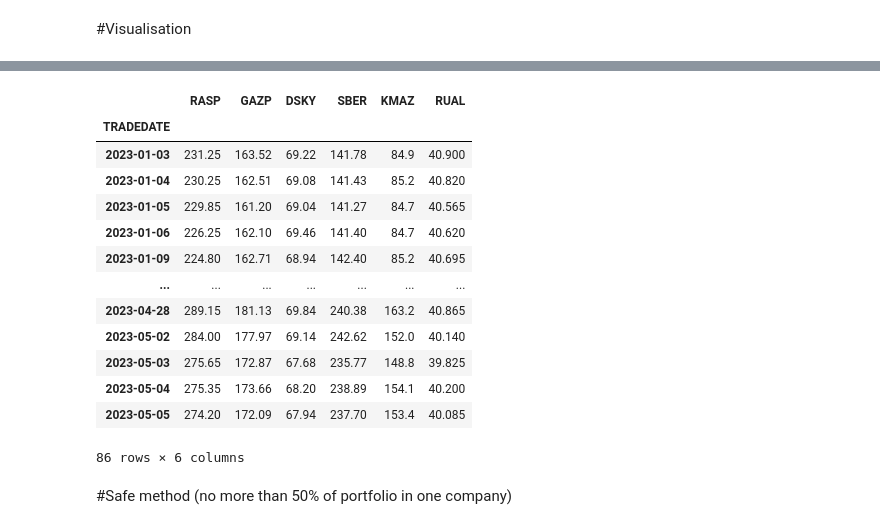
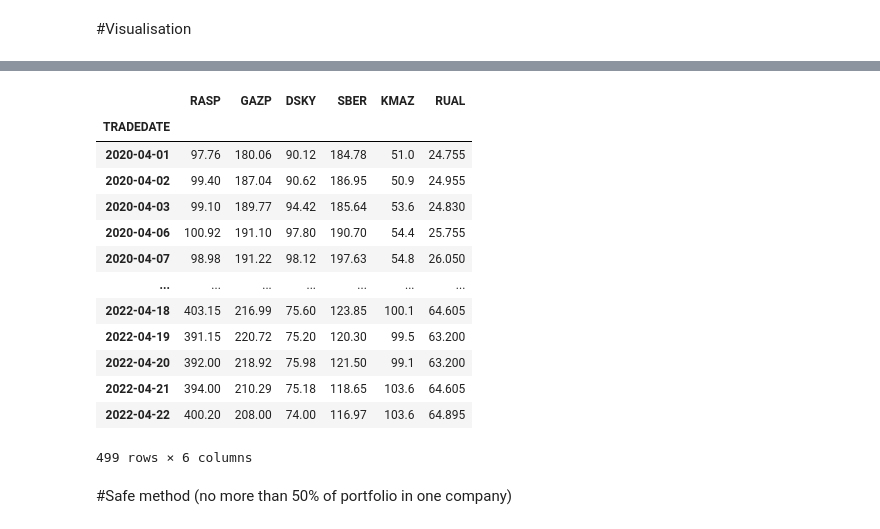
Before and after one commit to Alterise/Decision-Making-Theory, a Jupyter notebook: HW2/algo.ipynb, the cells around one changed output, grey strips where cells are left out. Drawn from its saved outputs; the diff is of its cells as text; code cells hidden in the pictures.

```diff
--- a/HW2/algo.ipynb
+++ b/HW2/algo.ipynb
@@ -105,20 +106,20 @@ data.plot()
-# %%
-data
-# %% [output]
-|  | RASP | GAZP | DSKY | SBER | KMAZ | RUAL |
-| TRADEDATE |  |  |  |  |  |  |
-| 2023-01-03 | 231.25 | 163.52 | 69.22 | 141.78 | 84.9 | 40.900 |
-| 2023-01-04 | 230.25 | 162.51 | 69.08 | 141.43 | 85.2 | 40.820 |
-| 2023-01-05 | 229.85 | 161.20 | 69.04 | 141.27 | 84.7 | 40.565 |
-| 2023-01-06 | 226.25 | 162.10 | 69.46 | 141.40 | 84.7 | 40.620 |
-| 2023-01-09 | 224.80 | 162.71 | 68.94 | 142.40 | 85.2 | 40.695 |
-| ... | ... | ... | ... | ... | ... | ... |
-| 2023-04-28 | 289.15 | 181.13 | 69.84 | 240.38 | 163.2 | 40.865 |
-| 2023-05-02 | 284.00 | 177.97 | 69.14 | 242.62 | 152.0 | 40.140 |
-| 2023-05-03 | 275.65 | 172.87 | 67.68 | 235.77 | 148.8 | 39.825 |
-| 2023-05-04 | 275.35 | 173.66 | 68.20 | 238.89 | 154.1 | 40.200 |
-| 2023-05-05 | 274.20 | 172.09 | 67.94 | 237.70 | 153.4 | 40.085 |
-86 rows × 6 columns
+# %%
+data_clear
+# %% [output]
+|  | RASP | GAZP | DSKY | SBER | KMAZ | RUAL |
+| TRADEDATE |  |  |  |  |  |  |
+| 2020-04-01 | 97.76 | 180.06 | 90.12 | 184.78 | 51.0 | 24.755 |
+| 2020-04-02 | 99.40 | 187.04 | 90.62 | 186.95 | 50.9 | 24.955 |
+| 2020-04-03 | 99.10 | 189.77 | 94.42 | 185.64 | 53.6 | 24.830 |
+| 2020-04-06 | 100.92 | 191.10 | 97.80 | 190.70 | 54.4 | 25.755 |
+| 2020-04-07 | 98.98 | 191.22 | 98.12 | 197.63 | 54.8 | 26.050 |
+| ... | ... | ... | ... | ... | ... | ... |
+| 2022-04-18 | 403.15 | 216.99 | 75.60 | 123.85 | 100.1 | 64.605 |
+| 2022-04-19 | 391.15 | 220.72 | 75.20 | 120.30 | 99.5 | 63.200 |
+| 2022-04-20 | 392.00 | 218.92 | 75.98 | 121.50 | 99.1 | 63.200 |
+| 2022-04-21 | 394.00 | 210.29 | 75.18 | 118.65 | 103.6 | 64.605 |
+| 2022-04-22 | 400.20 | 208.00 | 74.00 | 116.97 | 103.6 | 64.895 |
+499 rows × 6 columns
 # %% [markdown]
 #Safe method (no more than 50% of portfolio in one company)
 # %%
```
Also changed, not shown: parts of 12 cells of this notebook.
